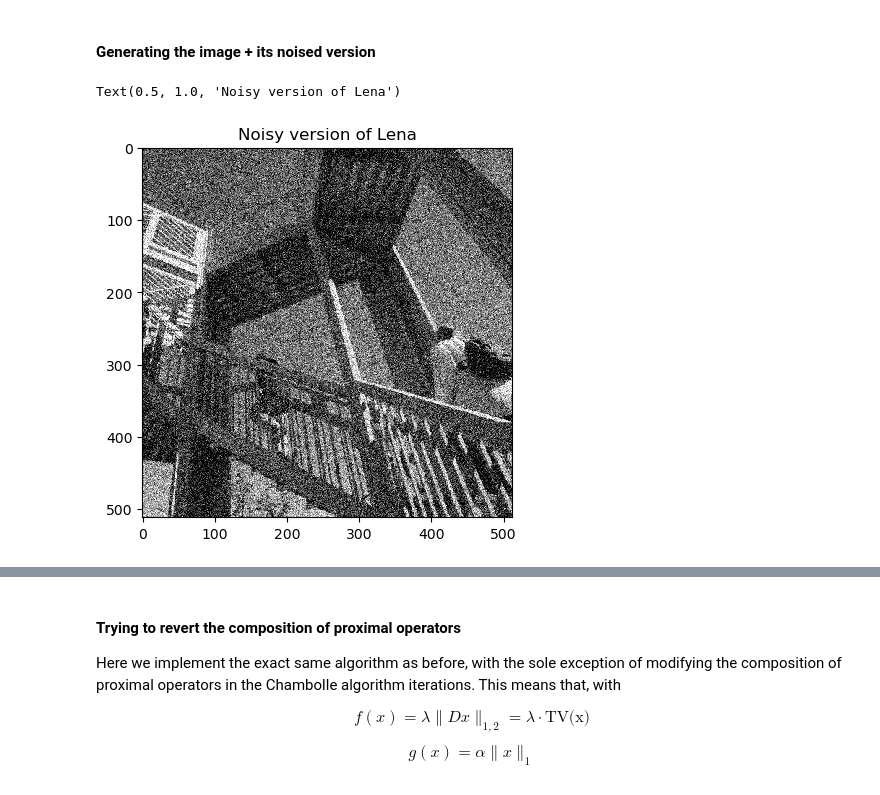
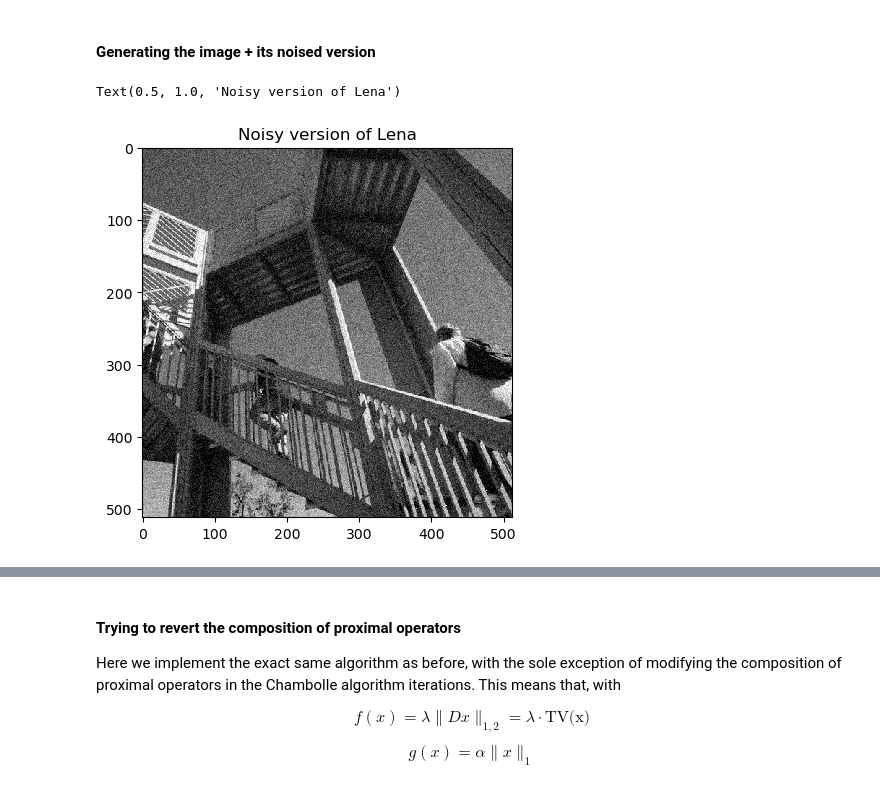
Before and after one commit to Romrchp/optml-project, a Jupyter notebook: background-notebooks/regularized_chambolle.ipynb, the cells around one changed output, grey strips where cells are left out. Cells and saved outputs as stored; diff of their text form; code cells hidden in the pictures.

```diff
--- a/background-notebooks/regularized_chambolle.ipynb
+++ b/background-notebooks/regularized_chambolle.ipynb
@@ -213,16 +213,16 @@ def chambolle_algorithm(noised_image,Lambda,gamma,alpha,nbiter) :
 # %%
 '''Generating input :'''
 xsharp = misc.ascent()
 xsharp = xsharp.astype(np.float32) #create image
 '''Add Noise'''
 (N1,N2) = np.shape(xsharp)
-noiselevel = 50
+noiselevel = 20
 noised_image = xsharp + noiselevel * np.random.randn(N1,N2)
 plt.imshow(noised_image, interpolation='nearest', cmap= plt.get_cmap('gray'), vmin=0, vmax=255)
 plt.title('Noisy version of Lena')
 # %% [output]
 Text(0.5, 1.0, 'Noisy version of Lena')
-[figure, old version]
+[figure, new version]
 # %%
 Lambda = 25
 gamma = 1.9/8 # we must have 0 < gamma < 2/8
```
Also changed, not shown: parts of 9 cells of this notebook.
